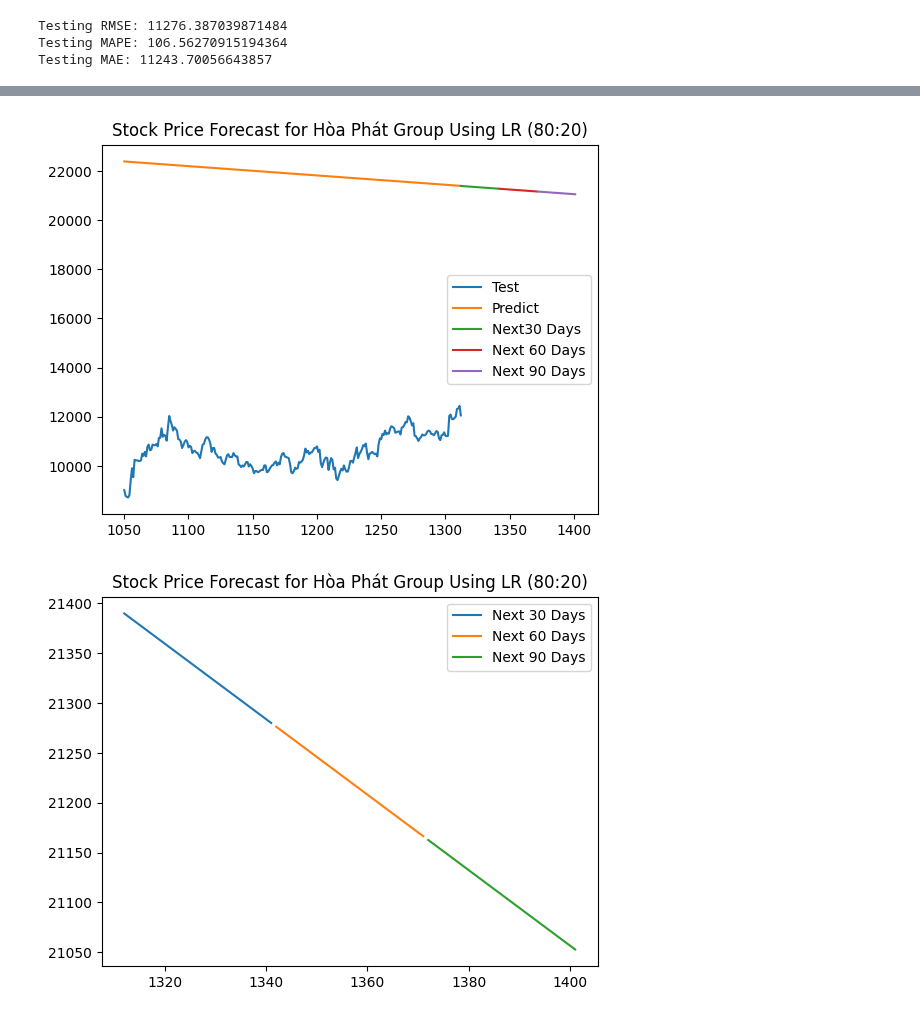
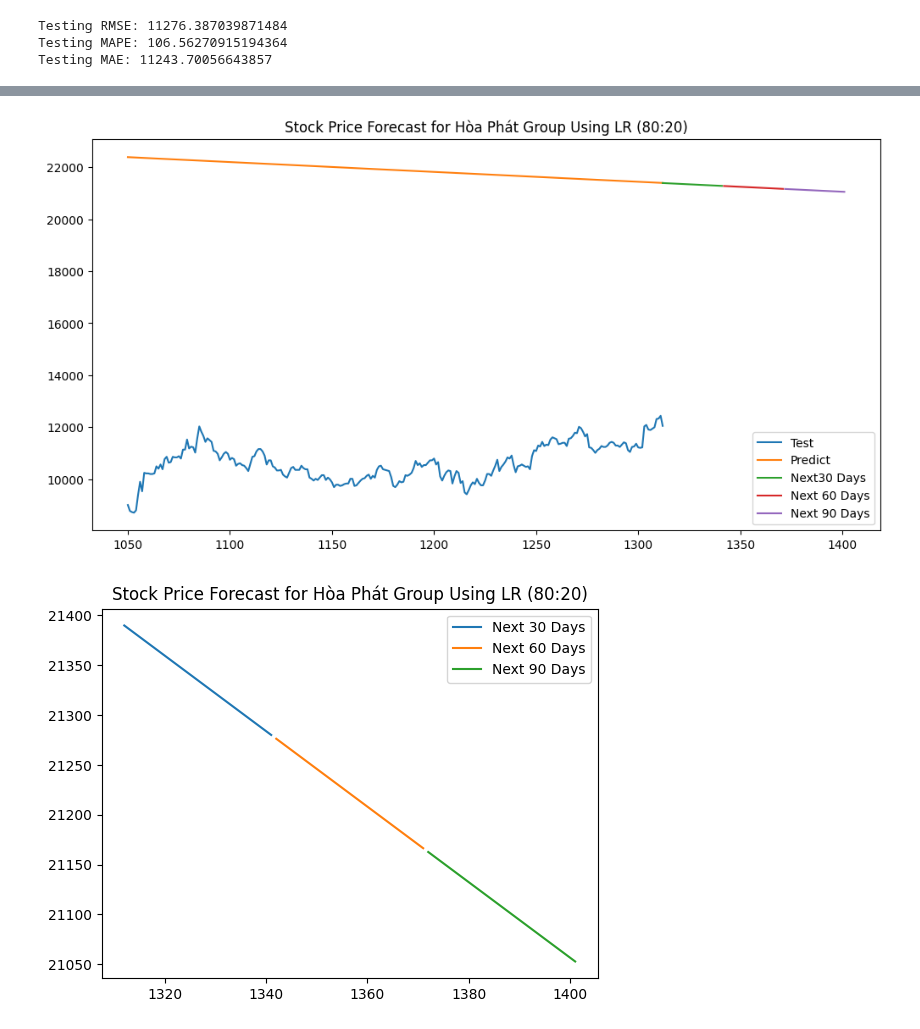
Before and after one commit to xuanquynhle/IS403.O21.HTCL_Team5, a Jupyter notebook: LinearRegressive_Model/LR_HPG_82.ipynb, the cells around one changed output, grey strips where cells are left out. Drawn from its saved outputs; the diff is of its cells as text; code cells hidden in the pictures.

Commit message:
Resize Plot in LN

```diff
--- a/LinearRegressive_Model/LR_HPG_82.ipynb
+++ b/LinearRegressive_Model/LR_HPG_82.ipynb
@@ -7,7 +7,7 @@ from sklearn.preprocessing import MinMaxScaler
 from sklearn.linear_model import LinearRegression
 # %%
 # 2. Đọc file dữ liệu và chia train test validate theo tỉ lệ 6:3:1
-df = pd.read_csv('/content/HPG-Historical-Data.csv', sep=",")
+df = pd.read_csv('HPG Historical Data.csv', sep=",")
 df=df['Price']
 
 df = df.dropna() # Drop missing values
@@ -110,16 +110,17 @@ Predicted closing prices for the next 90 days:
  21056.55900211 21052.77028916]
 # %%
 # 8.Vẽ hình
+plt.figure(figsize=(12, 6))
 plt.plot(test_data.index, test_data)
 plt.plot(test_data.index, y_pred)
 plt.plot(range(last_data.start, last_data.start + 30), y_next_90_days[:30])
 plt.plot(range(last_data.start+30, last_data.start + 60), y_next_90_days[30:60])
 plt.plot(range(last_data.start+60, last_data.start + 90), y_next_90_days[60:90])
 plt.legend(['Test', 'Predict','Next30 Days', "Next 60 Days", "Next 90 Days"])
 plt.title("Stock Price Forecast for Hòa Phát Group Using LR (80:20)")
 plt.show()
 # %% [output]
-[figure, old version]
+[figure, new version]
 # %%
 plt.plot(range(last_data.start, last_data.start + 30), y_next_90_days[:30])
 plt.plot(range(last_data.start+30, last_data.start + 60), y_next_90_days[30:60]) # Slice y_next_90_days to match x-axis dimensions
```
Also changed, not shown: 10 other files.
